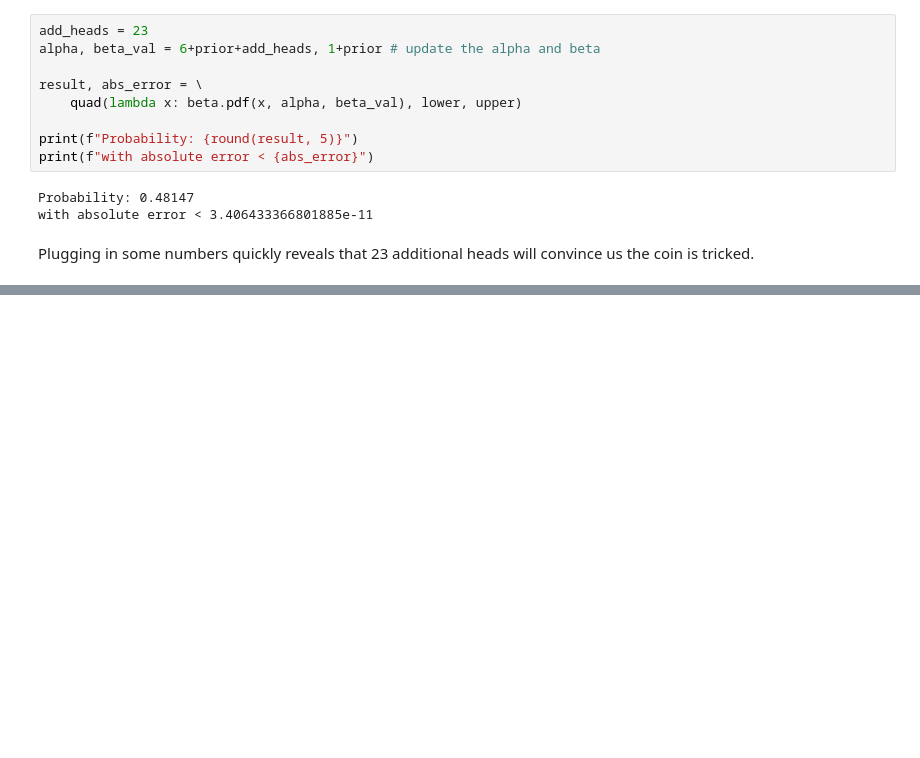
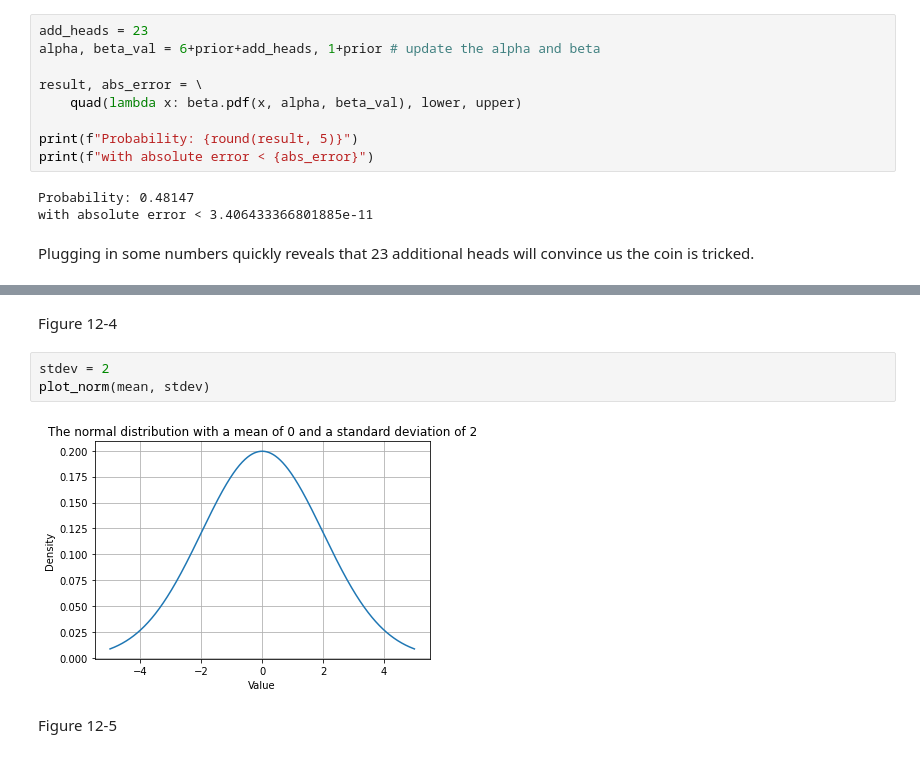
Before and after one commit to Pyrus277/reference_materials, a Jupyter notebook: statistics/bayes_book_notes.ipynb, the cells around one changed output, grey strips where cells are left out. Drawn from its saved outputs; the diff is of its cells as text; blank space fills up the shorter version.

```diff
--- a/statistics/bayes_book_notes.ipynb
+++ b/statistics/bayes_book_notes.ipynb
@@ -512,0 +618,9 @@ Plugging in some numbers quickly reveals that 23 additional heads will convince
+# %% [markdown]
+Figure 12-4
+# %%
+stdev = 2
+plot_norm(mean, stdev)
+# %% [output]
+[figure, added]
+# %% [markdown]
+Figure 12-5
```
Also changed, not shown: parts of 23 cells of this notebook.
